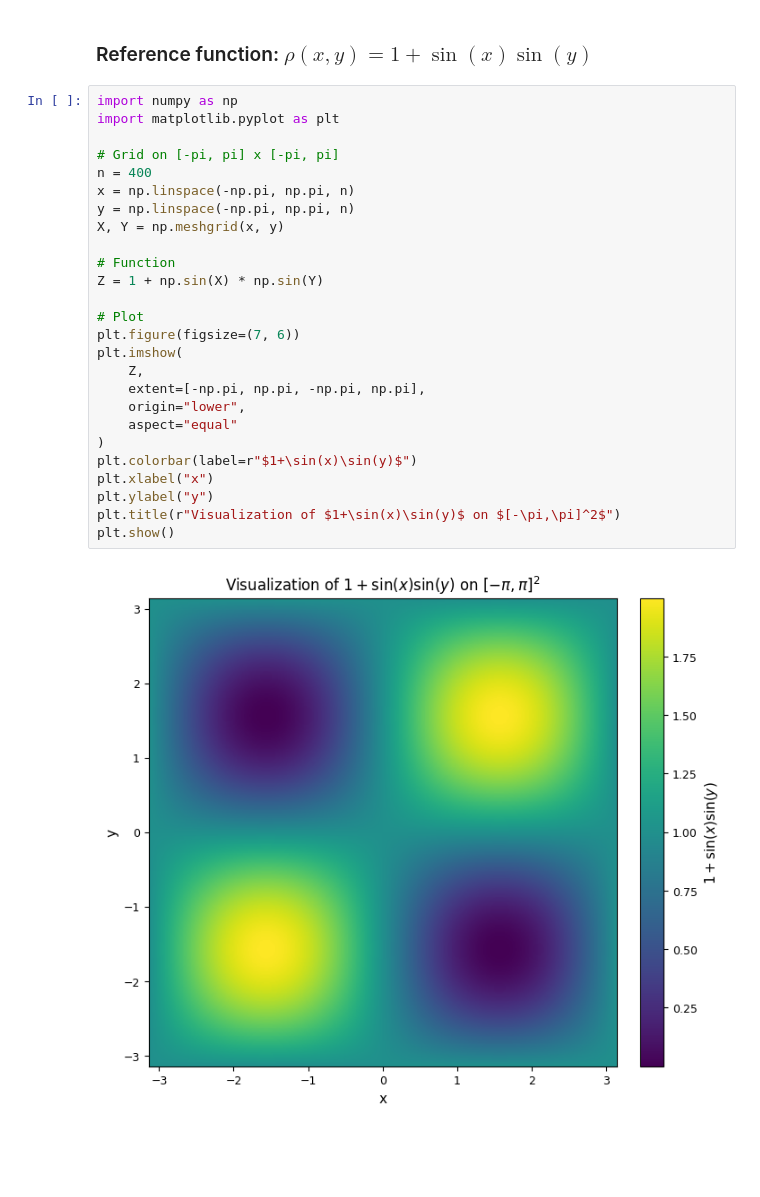
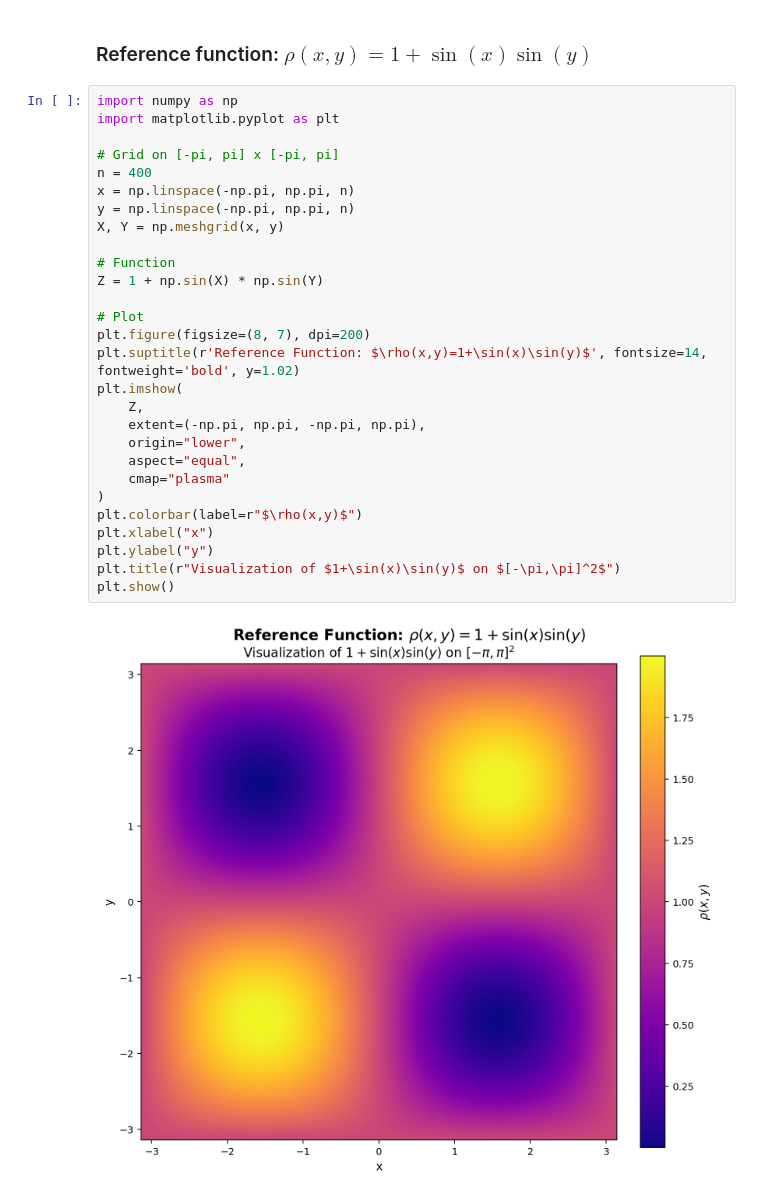
Before and after one commit to KehengZhu/bi-kappa-distribution-sampling, a Jupyter notebook: python/visualize_samples.ipynb, the cells around one changed output. Saved outputs shown, nothing was run; the diff lists cells and outputs as text; blank space fills up the shorter version.

```diff
--- a/python/visualize_samples.ipynb
+++ b/python/visualize_samples.ipynb
@@ -362,28 +248,30 @@ Position space 3D scatter plots displayed with multiple viewing angles.
 # %%
 import numpy as np
 import matplotlib.pyplot as plt
 
 # Grid on [-pi, pi] x [-pi, pi]
 n = 400
 x = np.linspace(-np.pi, np.pi, n)
 y = np.linspace(-np.pi, np.pi, n)
 X, Y = np.meshgrid(x, y)
 
 # Function
 Z = 1 + np.sin(X) * np.sin(Y)
 
 # Plot
-plt.figure(figsize=(7, 6))
+plt.figure(figsize=(8, 7), dpi=200)
+plt.suptitle(r'Reference Function: $\rho(x,y)=1+\sin(x)\sin(y)$', fontsize=14, fontweight='bold', y=1.02)
 plt.imshow(
     Z,
-    extent=[-np.pi, np.pi, -np.pi, np.pi],
+    extent=(-np.pi, np.pi, -np.pi, np.pi),
     origin="lower",
-    aspect="equal"
+    aspect="equal",
+    cmap="plasma"
 )
-plt.colorbar(label=r"$1+\sin(x)\sin(y)$")
+plt.colorbar(label=r"$\rho(x,y)$")
 plt.xlabel("x")
 plt.ylabel("y")
 plt.title(r"Visualization of $1+\sin(x)\sin(y)$ on $[-\pi,\pi]^2$")
 plt.show()
 # %% [output]
-[figure, old version]
+[figure, new version]
```
Also changed, not shown: parts of 12 cells of this notebook, 1 other file.
